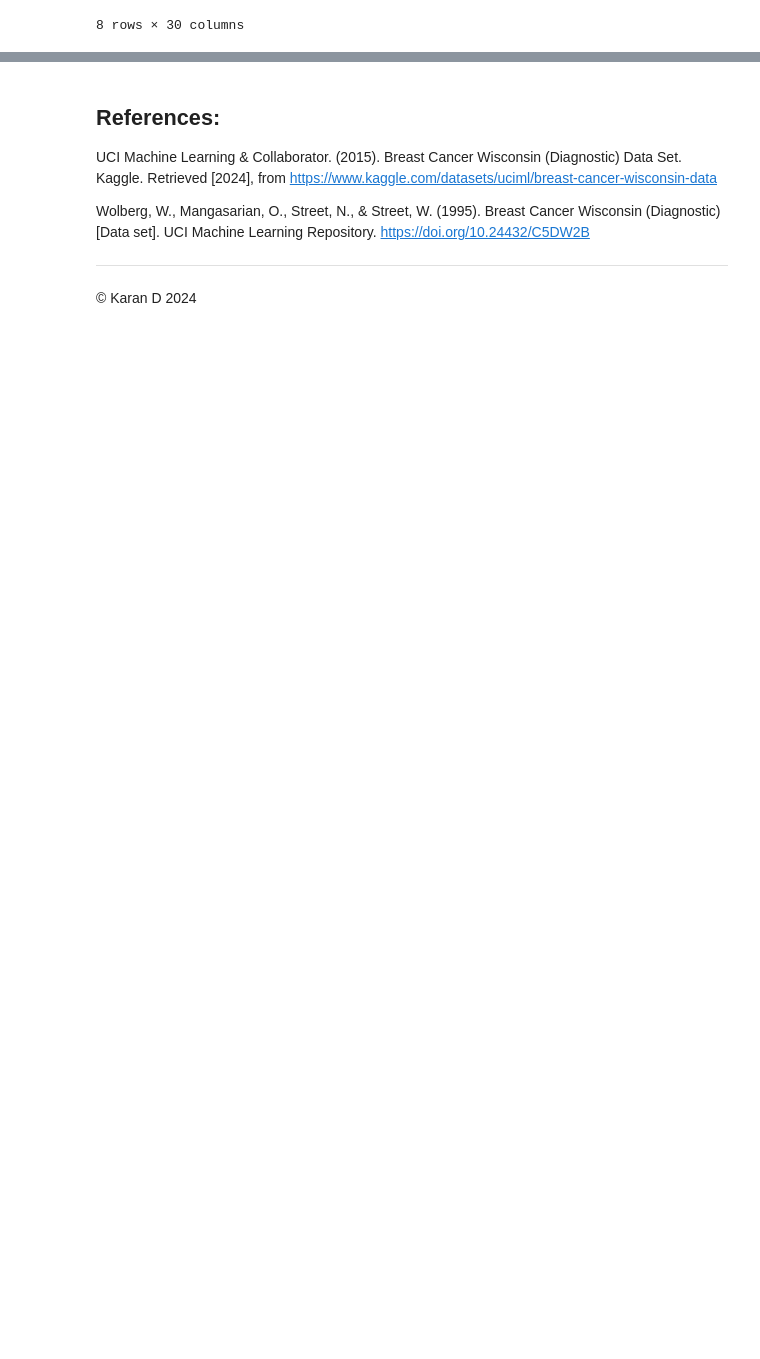
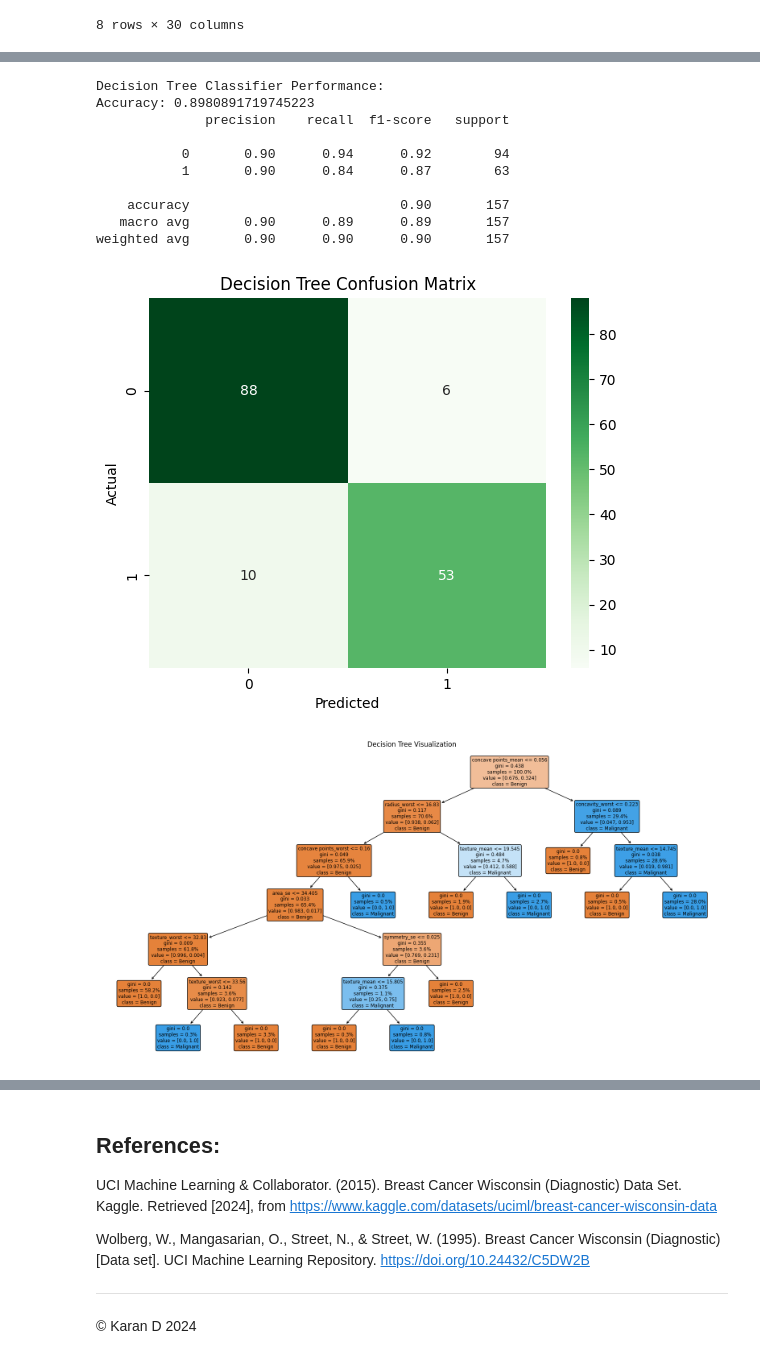
Before and after one commit to Karan-D-Software/Supervised_Learning_Project, a Jupyter notebook: project.ipynb, the cells around one changed output, grey strips where cells are left out. Drawn from its saved outputs; the diff is of its cells as text; code cells hidden in the pictures; blank space fills up the shorter version.

```diff
--- a/project.ipynb
+++ b/project.ipynb
@@ -239,0 +325,41 @@ data_clean.describe()
+# %%
+# Decision Tree Classifier
+from sklearn.tree import DecisionTreeClassifier
+
+model_dt = DecisionTreeClassifier()
+model_dt.fit(X_train, y_train)
+y_pred = model_dt.predict(X_test)
+
+# Evaluation
+print("Decision Tree Classifier Performance:")
+print("Accuracy:", accuracy_score(y_test, y_pred))
+print(classification_report(y_test, y_pred))
+
+conf_matrix = confusion_matrix(y_test, y_pred)
+sns.heatmap(conf_matrix, annot=True, fmt="d", cmap="Greens")
+plt.title("Decision Tree Confusion Matrix")
+plt.xlabel("Predicted")
+plt.ylabel("Actual")
+plt.show()
+
+from sklearn.tree import plot_tree, export_graphviz
+import graphviz
+from IPython.display import Image
+
+plt.figure(figsize=(20,10))
+plot_tree(model_dt, filled=True, feature_names=X.columns, class_names=['Benign', 'Malignant'], rounded=True, proportion=True)
+plt.title('Decision Tree Visualization')
+plt.show()
+# %% [output]
+Decision Tree Classifier Performance:
+Accuracy: 0.8980891719745223
+              precision    recall  f1-score   support
+
+           0       0.90      0.94      0.92        94
+           1       0.90      0.84      0.87        63
+
+    accuracy                           0.90       157
+   macro avg       0.90      0.89      0.89       157
+weighted avg       0.90      0.90      0.90       157
+[figure, added]
+[figure, added]
```
Also changed, not shown: parts of 6 cells of this notebook, 6 other files.
